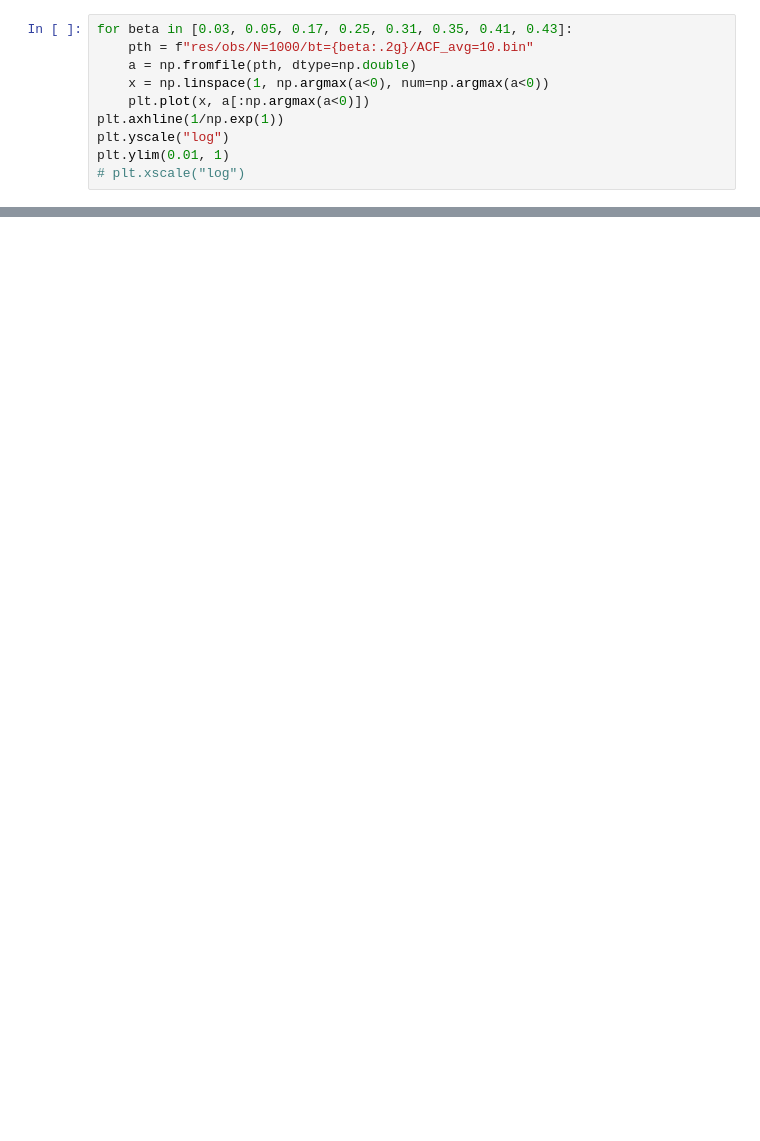
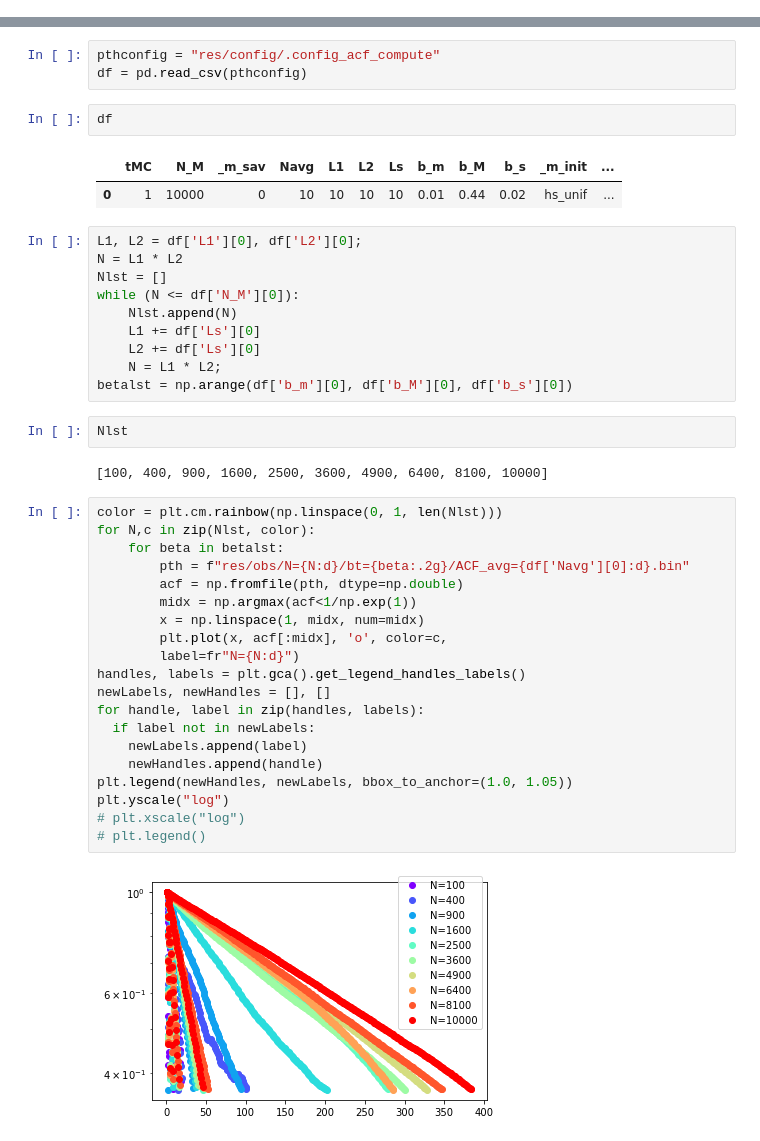
Before and after one commit to giulioiannelli/ising-model, a Jupyter notebook: tools/acf_visualiser.ipynb, the cells around one changed output, grey strips where cells are left out. Cells and saved outputs as stored; diff of their text form; blank space fills up the shorter version.

```diff
--- a/tools/acf_visualiser.ipynb
+++ b/tools/acf_visualiser.ipynb
@@ -11,10 +11,0 @@ current working dir: /home/opisthofulax/PhD/projects/ising-model
-# %%
-for beta in [0.03, 0.05, 0.17, 0.25, 0.31, 0.35, 0.41, 0.43]:
-    pth = f"res/obs/N=1000/bt={beta:.2g}/ACF_avg=10.bin"
-    a = np.fromfile(pth, dtype=np.double)
-    x = np.linspace(1, np.argmax(a<0), num=np.argmax(a<0))
-    plt.plot(x, a[:np.argmax(a<0)])
-plt.axhline(1/np.exp(1))
-plt.yscale("log")
-plt.ylim(0.01, 1)
-# plt.xscale("log")
@@ -26,0 +12,44 @@ plt.ylim(0.01, 1)
+# %%
+pthconfig = "res/config/.config_acf_compute"
+df = pd.read_csv(pthconfig)
+# %%
+df
+# %% [output]
+|  | tMC | N_M | _m_sav | Navg | L1 | L2 | Ls | b_m | b_M | b_s | _m_init | ... |
+| 0 | 1 | 10000 | 0 | 10 | 10 | 10 | 10 | 0.01 | 0.44 | 0.02 | hs_unif | ... |
+# %%
+L1, L2 = df['L1'][0], df['L2'][0];
+N = L1 * L2
+Nlst = []
+while (N <= df['N_M'][0]):
+    Nlst.append(N)
+    L1 += df['Ls'][0]
+    L2 += df['Ls'][0]
+    N = L1 * L2;
+betalst = np.arange(df['b_m'][0], df['b_M'][0], df['b_s'][0])
+# %%
+Nlst
+# %% [output]
+[100, 400, 900, 1600, 2500, 3600, 4900, 6400, 8100, 10000]
+# %%
+color = plt.cm.rainbow(np.linspace(0, 1, len(Nlst)))
+for N,c in zip(Nlst, color):
+    for beta in betalst:
+        pth = f"res/obs/N={N:d}/bt={beta:.2g}/ACF_avg={df['Navg'][0]:d}.bin"
+        acf = np.fromfile(pth, dtype=np.double)
+        midx = np.argmax(acf<1/np.exp(1))
+        x = np.linspace(1, midx, num=midx)
+        plt.plot(x, acf[:midx], 'o', color=c,
+        label=fr"N={N:d}")
+handles, labels = plt.gca().get_legend_handles_labels()
+newLabels, newHandles = [], []
+for handle, label in zip(handles, labels):
+  if label not in newLabels:
+    newLabels.append(label)
+    newHandles.append(handle)
+plt.legend(newHandles, newLabels, bbox_to_anchor=(1.0, 1.05))
+plt.yscale("log")
+# plt.xscale("log")
+# plt.legend()
+# %% [output]
+[figure, added]
```
Also changed, not shown: parts of 3 cells of this notebook, 9 other files.
